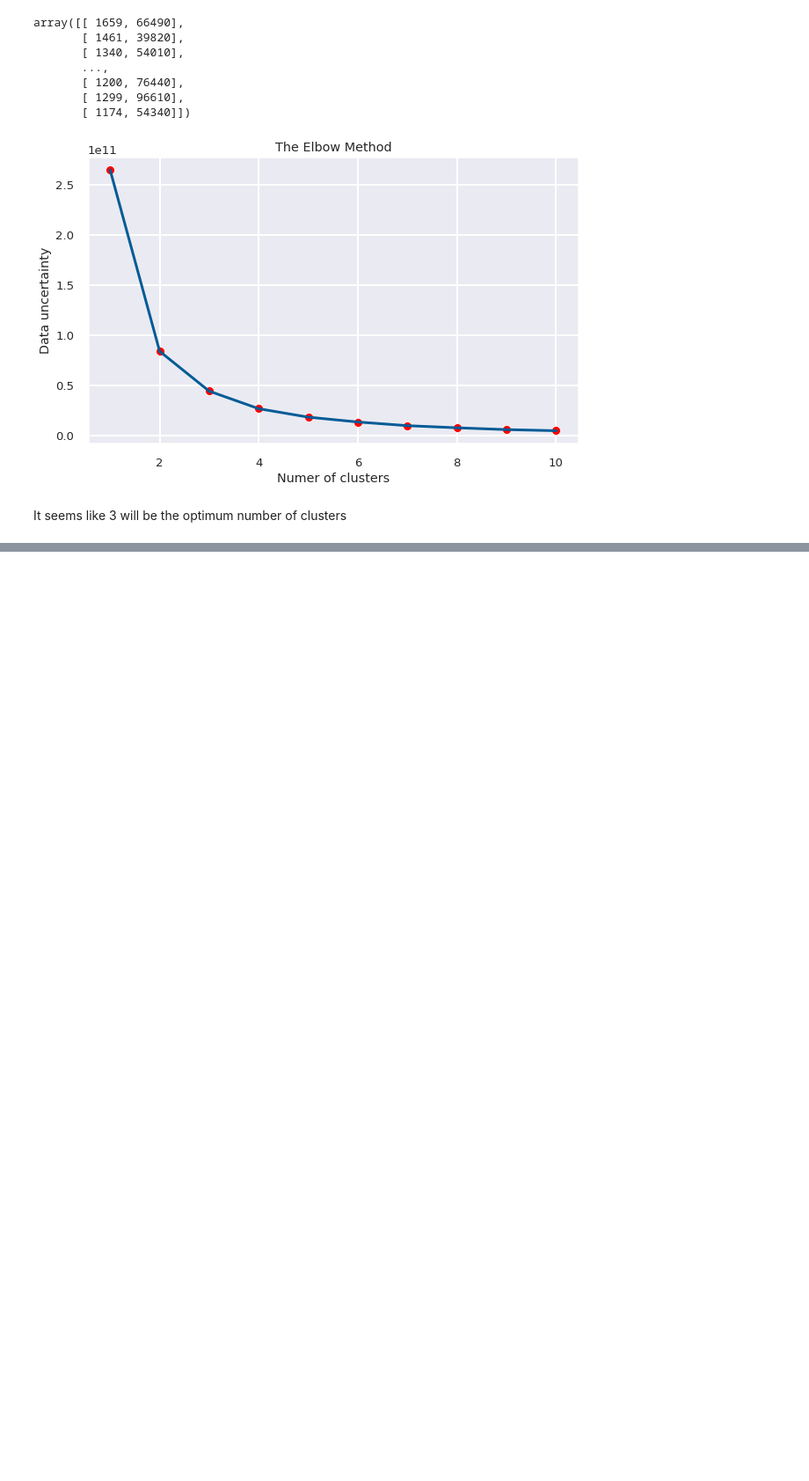
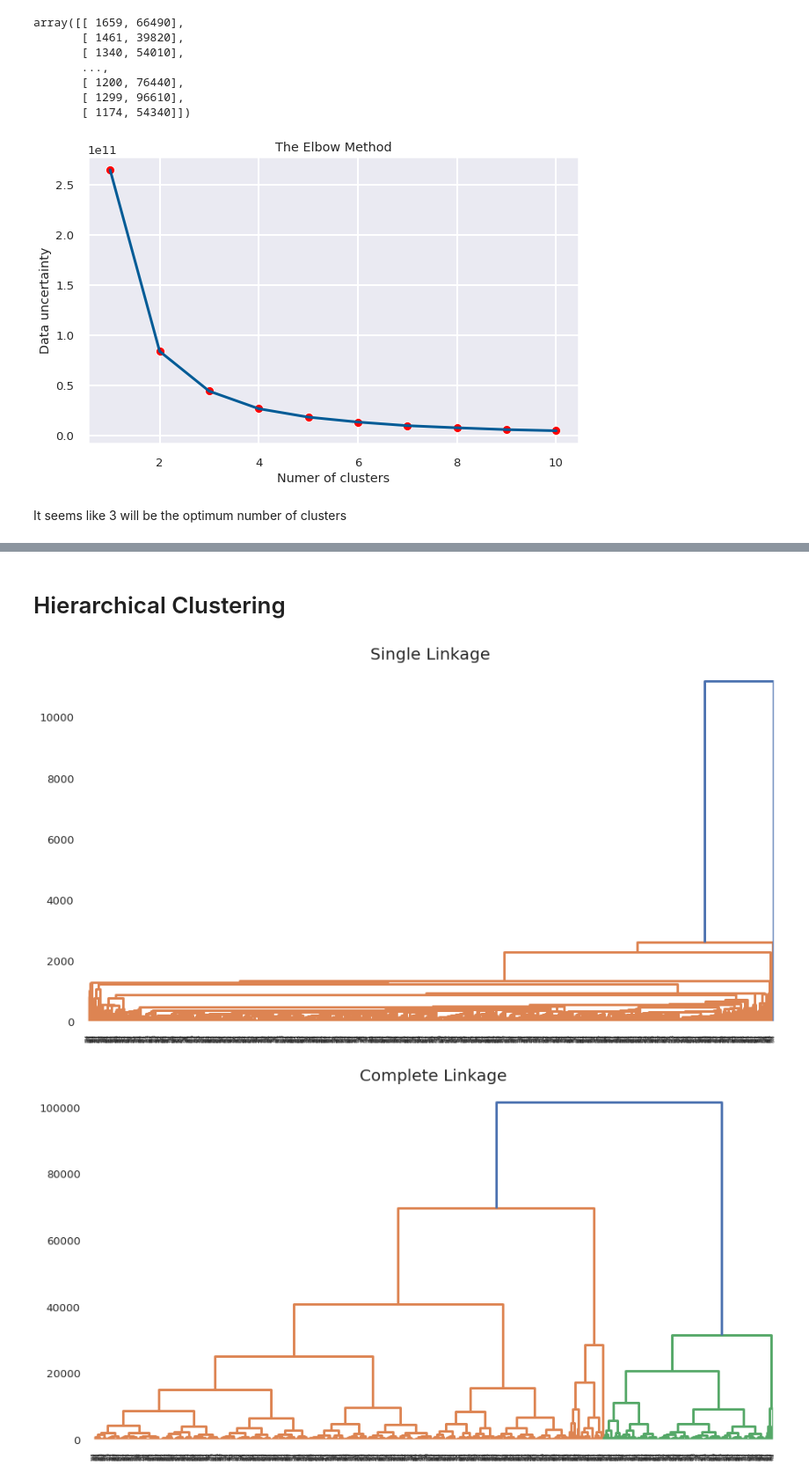
Before and after one commit to Aman123lug/Hacktoberfest2022, a Jupyter notebook: Store Sales Clustering.ipynb, the cells around one changed output, grey strips where cells are left out. Shown at 88% size. Drawn from its saved outputs; the diff is of its cells as text; code cells hidden in the pictures; blank space fills up the shorter version.

Commit message:
Updated sales clustering ipynb. (#13)
* Add files via upload

* Delete Store Sales Clustering.ipynb

* Rename Untitled30.ipynb to Store Sales Clustering.ipynb

```diff
--- a/Store Sales Clustering.ipynb
+++ b/Store Sales Clustering.ipynb
@@ -241,0 +243,27 @@ plt.show()
+# %% [markdown]
+# Hierarchical Clustering
+# %%
+from scipy.cluster.hierarchy import dendrogram, linkage
+
+def draw_dendogram(linkage_type,name):
+    single_=linkage(data_clustering,linkage_type)
+    labelList = range(len(data_clustering))
+
+    plt.figure(figsize=(15, 8))
+    plt.title(name,fontsize=20)
+    dendrogram(single_,
+            orientation='top',
+            labels=labelList,
+            distance_sort='descending',
+            show_leaf_counts=True)
+    plt.show()
+# %%
+names=['Single Linkage','Complete Linkage','Average Linkage']
+linkage_type=['single','complete','average']
+
+
+for i,j in zip(linkage_type,names):
+    draw_dendogram(i,j)
+# %% [output]
+[figure, added]
+[figure, added]
```
Also changed, not shown: parts of 15 cells of this notebook.
